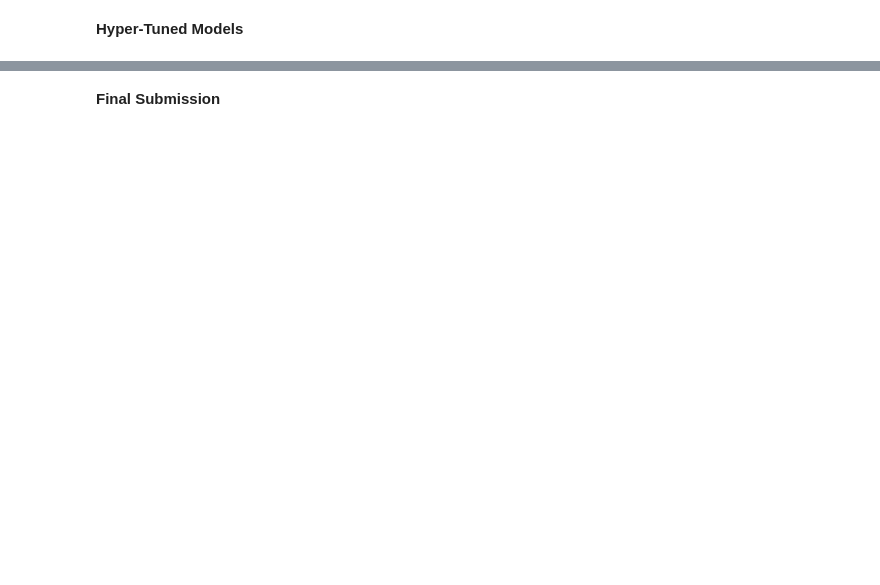
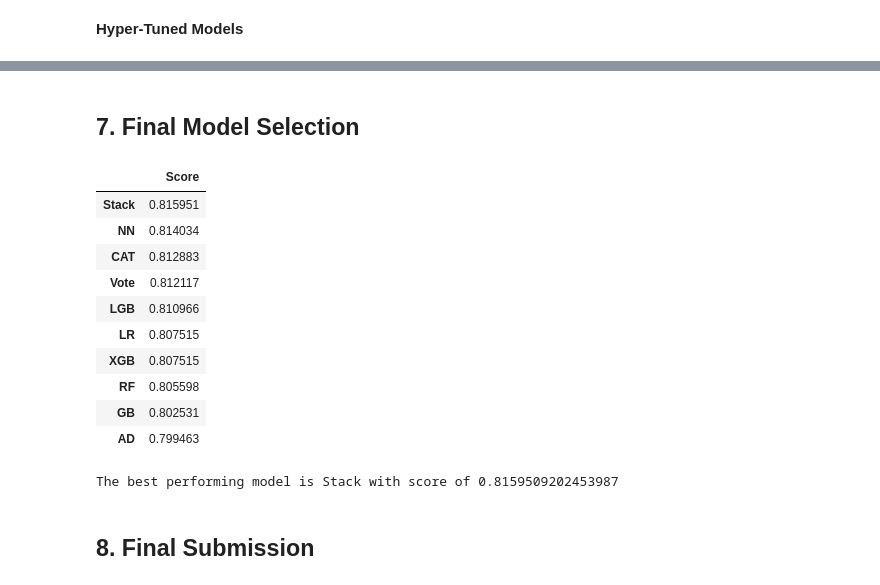
Before and after one commit to adamtassabehji/SpaceShip-Kaggle-Competition, a Jupyter notebook: Spaceship Titanic Analysis.ipynb, the cells around one changed output, grey strips where cells are left out. Cells and saved outputs as stored; diff of their text form; code cells hidden in the pictures; blank space fills up the shorter version.

```diff
--- a/Spaceship Titanic Analysis.ipynb
+++ b/Spaceship Titanic Analysis.ipynb
@@ -744,0 +1185,14 @@ Recall: 0.8440709617180205
+# %%
+models = [('lr', lr),
+          ('rf', rf2),
+          ('gb',gb2),
+         ('ad',ad2),
+         ('lgb',lgb2),
+         ('cat',cat2),
+         ('xgb',xgb2)]
+
+vclf = VotingClassifier(estimators=models,voting='soft')
+
+vclf = vclf.fit(X_train, y_train)
+
+print("Accuracy:",vclf.score(X_test, y_test))
@@ -744,0 +1253,10 @@ Recall: 0.8440709617180205
+# %%
+history_df = pd.DataFrame(history.history)
+# Start the plot at epoch 5
+history_df.loc[5:, ['loss', 'val_loss']].plot()
+history_df.loc[5:, ['binary_accuracy', 'val_binary_accuracy']].plot()
+
+print(("Best Validation Loss: {:0.4f}" +\
+      "\nBest Validation Accuracy: {:0.4f}")\
+      .format(history_df['val_loss'].min(),
+              history_df['val_binary_accuracy'].max()))
@@ -745,3 +1268,36 @@ Recall: 0.8440709617180205
+# %% [markdown]
+## 7. Final Model Selection
+# %%
+final=[lr,rf2,ad2,gb2,lgb2,cat2,xgb2,vclf,sclf]
+# %%
+final_models=['LR','RF','AD','GB','LGB','CAT','XGB','Vote','Stack','NN']
+final_scores=[]
+
+for x in final:
+    final_scores.append(x.score(X_test, y_test))
+
+
+final_scores.append(history_df['val_binary_accuracy'].max())
+
+final_summary=pd.DataFrame(final_scores,index=final_models,columns=['Score']).sort_values(by='Score',ascending=False)
+# %%
+final_summary
+# %% [output]
+|  | Score |
+| Stack | 0.815951 |
+| NN | 0.814034 |
+| CAT | 0.812883 |
+| Vote | 0.812117 |
+| LGB | 0.810966 |
+| LR | 0.807515 |
+| XGB | 0.807515 |
+| RF | 0.805598 |
+| GB | 0.802531 |
+| AD | 0.799463 |
+# %%
+print(f'''The best performing model is {final_summary.index[0]} with score of {final_summary.iloc[0,0]}''')
+# %% [output]
+The best performing model is Stack with score of 0.8159509202453987
 # %% [markdown]
-**Final Submission**
+## 8. Final Submission
 # %%
```
Also changed, not shown: parts of 153 cells of this notebook.
